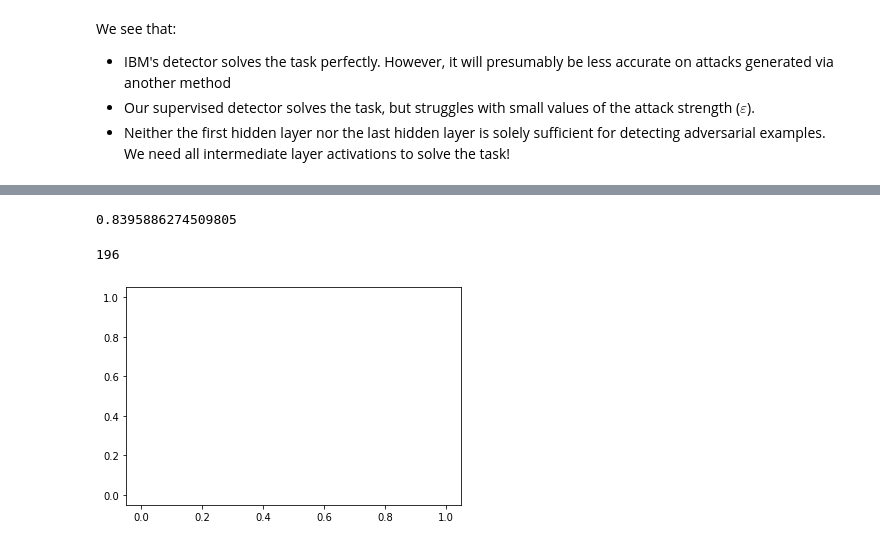
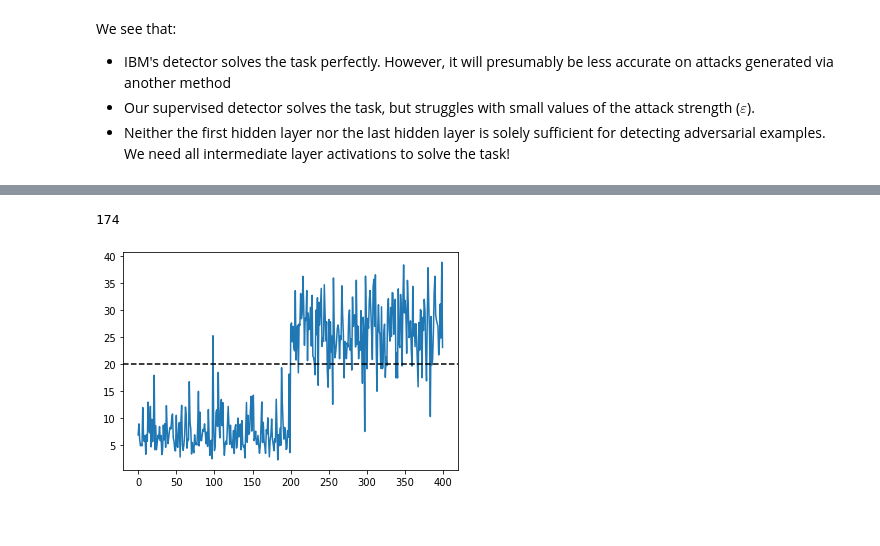
Before and after one commit to dohmatob/adversarial-robustness-toolbox, a Jupyter notebook: notebooks/detection_adversarial_samples_cifar10.ipynb, the cells around one changed output, grey strips where cells are left out. Cells and saved outputs as stored; diff of their text form; code cells hidden in the pictures.

```diff
--- a/notebooks/detection_adversarial_samples_cifar10.ipynb
+++ b/notebooks/detection_adversarial_samples_cifar10.ipynb
@@ -39,7 +39,7 @@ Load the CIFAR10 data set and class descriptions:
 # %%
 (x_train, y_train), (x_test, y_test), min_, max_ = load_dataset('cifar10')
 
-n_train = 200
+n_train = 400
 n_test = 200
 n_jobs = 4
 x_train = x_train[:n_train]
@@ -544,8 +544,3 @@ class UncertaintyDetector(BaseEstimator, ClassifierMixin):
         return self.final.predict(self.get_uncertainty(X))
 # %%
 my_detectors["supervised_uncertainty"] = UncertaintyDetector().fit(x_train_detector, y_detector_flat)
-# %%
-clean = x_test.reshape((200, -1))
-adv = all_x_test_adv[0.1].reshape((200, -1))
-merged = np.concatenate((clean, adv), axis=0)
-dist = np.abs(merged[:, None] - clean).max(-1)
@@ -610,9 +602,7 @@ class EmptySpaceDetector(BaseEstimator, ClassifierMixin):
 # %%
-my_detectors["unsupervised_empty"] = EmptySpaceDetector(threshold=.3).fit(x_train, y_train)
+my_detectors["unsupervised_lid"] = LIDDetector(threshold=20).fit(x_train, y_train)
-# %% [output]
-0.8395886274509805
 # %%
-(my_detectors["unsupervised_empty"].predict(np.concatenate((x_test, all_x_test_adv[0.5]), axis=0)) == -1).sum()
+(my_detectors["unsupervised_lid"].predict(np.concatenate((x_test, all_x_test_adv[0.3]), axis=0)) == -1).sum()
 # %% [output]
-196
+174
-[figure, old version]
+[figure, new version]
```
Also changed, not shown: parts of 14 cells of this notebook.
